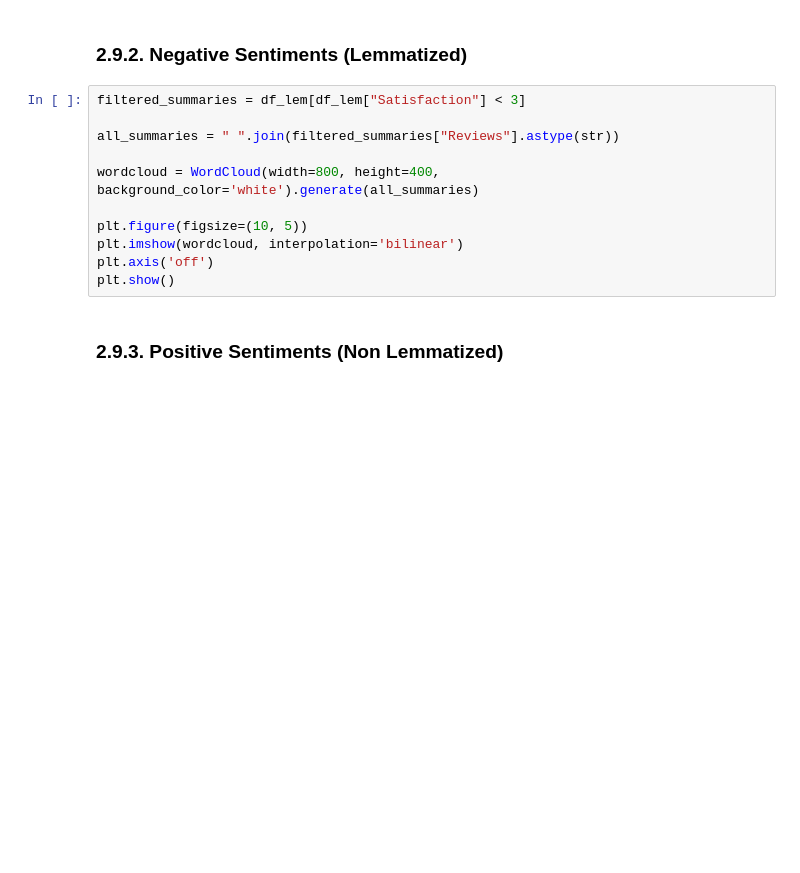
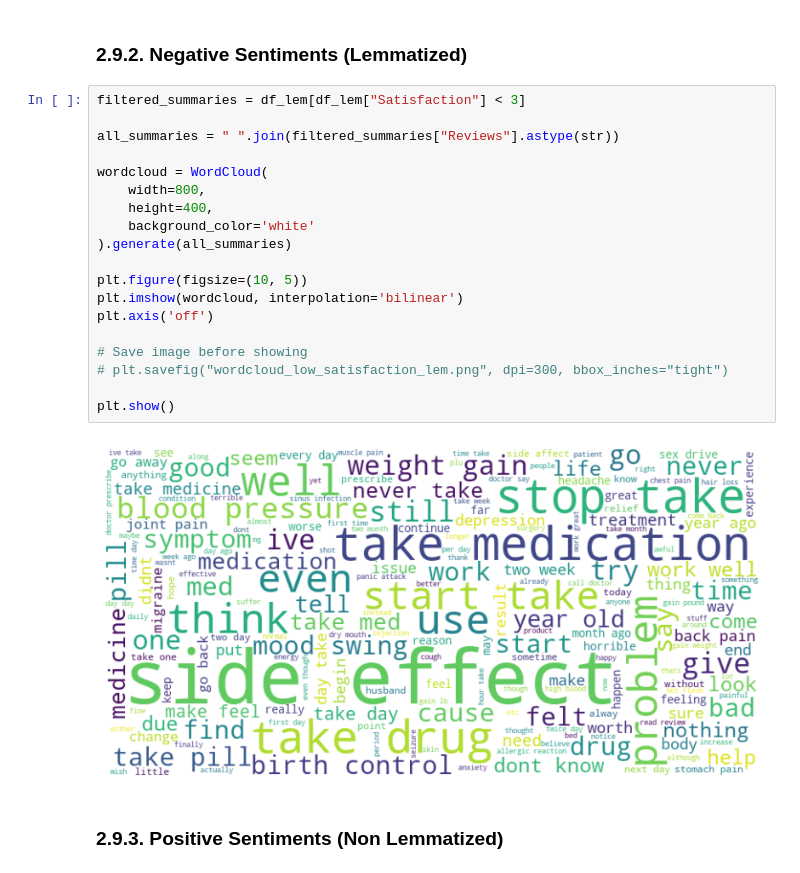
Before and after one commit to kitlapp/NLP-Course, a Jupyter notebook: src/pr_01_data_collection_and_preprocessing.ipynb, the cells around one changed output. Saved outputs shown, nothing was run; the diff lists cells and outputs as text; blank space fills up the shorter version.

Commit message:
Update gitignore and save images of notebook

```diff
--- a/src/pr_01_data_collection_and_preprocessing.ipynb
+++ b/src/pr_01_data_collection_and_preprocessing.ipynb
@@ -791,14 +1022,24 @@ plt.show()
 # %%
 filtered_summaries = df_lem[df_lem["Satisfaction"] < 3]
 
 all_summaries = " ".join(filtered_summaries["Reviews"].astype(str))
 
-wordcloud = WordCloud(width=800, height=400, background_color='white').generate(all_summaries)
+wordcloud = WordCloud(
+    width=800,
+    height=400,
+    background_color='white'
+).generate(all_summaries)
 
 plt.figure(figsize=(10, 5))
 plt.imshow(wordcloud, interpolation='bilinear')
 plt.axis('off')
+
+# Save image before showing
+# plt.savefig("wordcloud_low_satisfaction_lem.png", dpi=300, bbox_inches="tight")
+
 plt.show()
+# %% [output]
+[figure, added]
 # %% [markdown]
 ### 2.9.3. Positive Sentiments (Non Lemmatized)
 # %%
```
Also changed, not shown: parts of 41 cells of this notebook, 1 other file.
